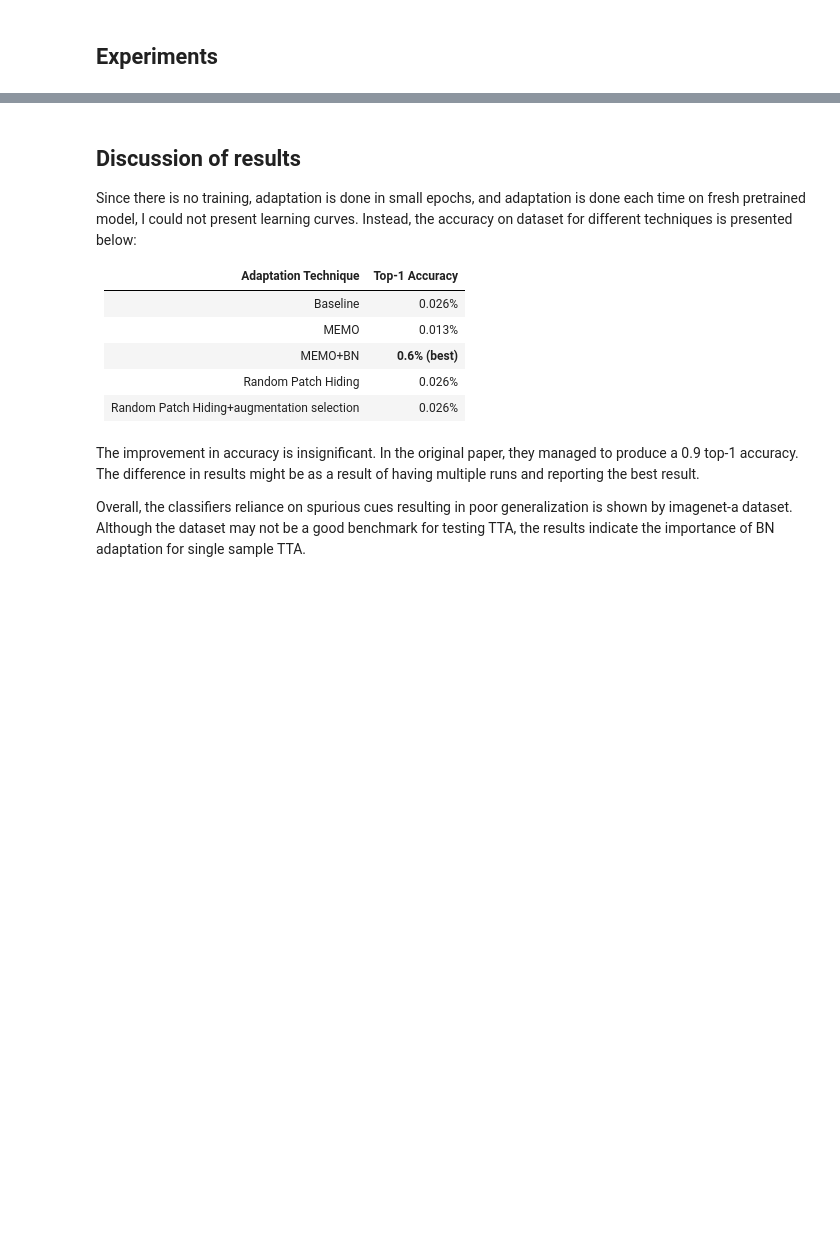
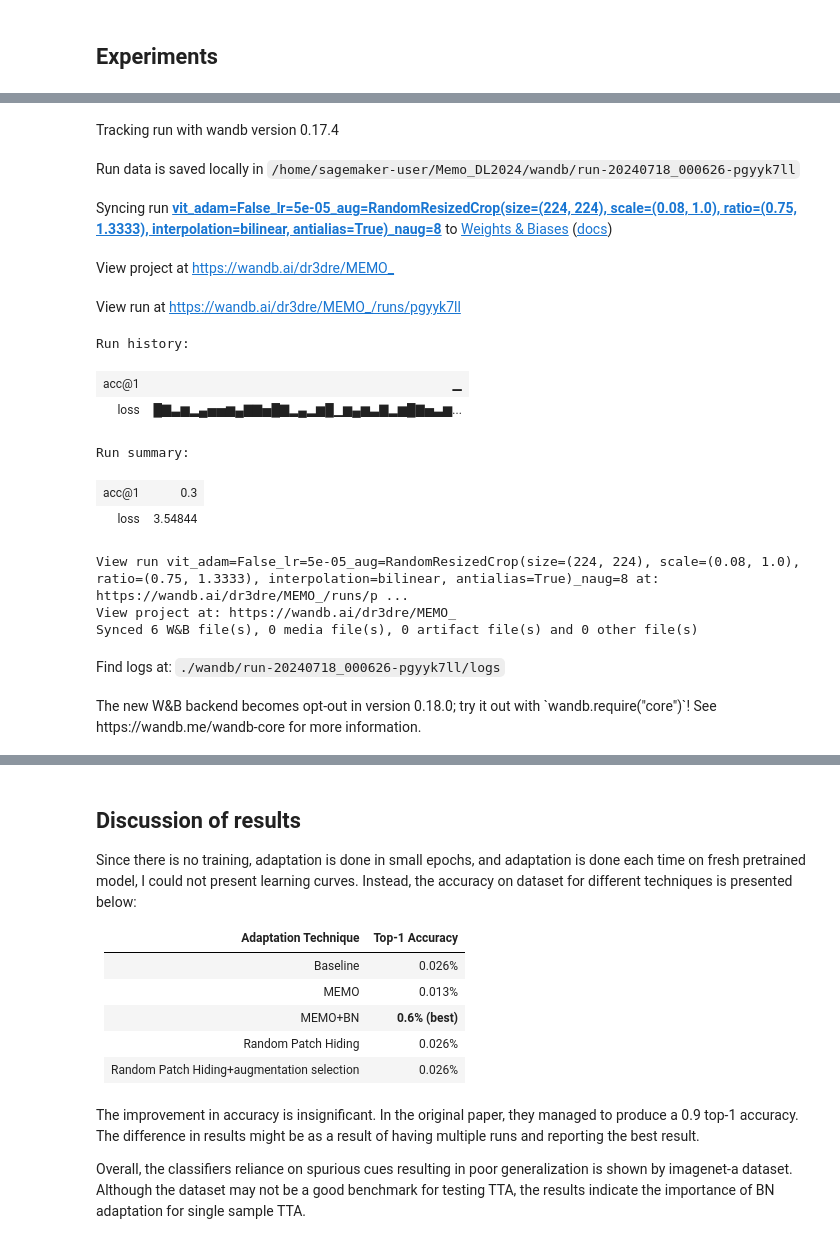
Before and after one commit to Dr3dre/Memo_DL2024, a Jupyter notebook: [249373] [249518].ipynb, the cells around one changed output, grey strips where cells are left out. Saved outputs shown, nothing was run; the diff lists cells and outputs as text; code cells hidden in the pictures; blank space fills up the shorter version.

Commit message:
added wandb, experiments with vit_16_b

```diff
--- a/[249373] [249518].ipynb
+++ b/[249373] [249518].ipynb
@@ -277,6 +287,8 @@ We use ResNet models. We also need to modify BN layers, discussed in a later sec
 
 # modified batch normalization forward function
 ## from # https://github.com/hendrycks/natural-adv-example
+
+from torchvision import models
 
 def modified_bn_forward(self, input):
     est_mean = torch.zeros(self.running_mean.shape, device=self.running_mean.device)
@@ -288,11 +300,15 @@ def modified_bn_forward(self, input):
 
 
 # initialize the model with the pretrained weights
-def get_fresh_pretrained_model(BN_prior_strength=None):
+def get_fresh_pretrained_model(model="resnet", BN_prior_strength=None):
 
-    fresh_pretrained_model = torch.hub.load('pytorch/vision:v0.10.0', 'resnet50', pretrained=True, verbose=False)
+    # fresh_pretrained_model = torch.hub.load('pytorch/vision:v0.10.0', 'resnet50', pretrained=True, verbose=False)
 
-    pretrained_model = fresh_pretrained_model
+    if model == "resnet":
+        pretrained_model = models.resnet50(weights=models.ResNet50_Weights.DEFAULT)
+    elif model == "vit":
+        pretrained_model = models.vit_b_16(weights=models.ViT_B_16_Weights.DEFAULT)
+
     pretrained_model = pretrained_model.cuda()
     # in case multiple GPUs are available, this will try to utilize by Data Parallelism
     pretrained_model = nn.DataParallel(pretrained_model)
@@ -531,7 +558,7 @@ There are a few choices that we replicate from the original paper:
 
 We create optional `BN_prior_strength` parameter to enable single sample batch normalization, optionally.
 # %%
-def memo_tta(pretrained_model, sample, augmentation=augmix, n_aug=8, adam=False, augmentation_selection=False, BN_prior_strength=None):
+def memo_tta(pretrained_model, sample, augmentation=augmix, n_aug=8, lr=5e-5, adam=False, augmentation_selection=False, BN_prior_strength=None):
     """
     :param pretrained_model:
     :param sample:
@@ -541,11 +568,9 @@ def memo_tta(pretrained_model, sample, augmentation=augmix, n_aug=8, adam=False,
     epochs_for_adaptation = 1
 
     if adam:
-        learning_rate = 0.00001
-        optimizer = torch.optim.Adam(pretrained_model.parameters(), lr=learning_rate)
+        optimizer = torch.optim.Adam(pretrained_model.parameters(), lr=lr)
     else:
-        learning_rate = 0.00001
-        optimizer = torch.optim.SGD(pretrained_model.parameters(), lr=learning_rate)
+        optimizer = torch.optim.SGD(pretrained_model.parameters(), lr=lr)
 
     augmented_samples = []
     for _ in range(n_aug):
@@ -589,6 +614,8 @@ def memo_tta(pretrained_model, sample, augmentation=augmix, n_aug=8, adam=False,
         optimizer.step()
         optimizer.zero_grad()
 
+        wandb.log({"loss": loss.item()})
+
     if BN_prior_strength is not None:
         nn.BatchNorm2d.prior = 1
 
@@ -701,2 +698,30 @@ RuntimeError: Found no NVIDIA driver on your system. Please check that you have
+# %%
+# Baseline of E. Ricci
+
+best_accuracy = 0
+for lr in [1e-4, 5e-5, 1e-5, 5e-6, 1e-6]:
+    accuracy = experiment_adaptation_on_dataset(model="vit", adaptation_method=memo_tta, augmentation=RandomResizedCrop, n_aug=8, adam=True, lr=lr)
+    if accuracy > best_accuracy:
+        best_accuracy = accuracy
+        best_lr = lr
+
+lr_adam = best_lr
+# %% [output]
+Tracking run with wandb version 0.17.4
+Run data is saved locally in /home/sagemaker-user/Memo_DL2024/wandb/run-20240718_000626-pgyyk7ll
+Syncing run vit_adam=False_lr=5e-05_aug=RandomResizedCrop(size=(224, 224), scale=(0.08, 1.0), ratio=(0.75, 1.3333), interpolation=bilinear, antialias=True)_naug=8 to Weights & Biases (docs)
+View project at https://wandb.ai/dr3dre/MEMO_
+View run at https://wandb.ai/dr3dre/MEMO_/runs/pgyyk7ll
+Run history:
+| acc@1 | ▁ |
+| loss | █▇▃▆▂▄▅▅▆▄▇▇▅█▇▂▄▂▆█▁▆▄▆▃▇▂▆█▇▅▃▆... |
+Run summary:
+| acc@1 | 0.3 |
+| loss | 3.54844 |
+View run vit_adam=False_lr=5e-05_aug=RandomResizedCrop(size=(224, 224), scale=(0.08, 1.0), ratio=(0.75, 1.3333), interpolation=bilinear, antialias=True)_naug=8 at: https://wandb.ai/dr3dre/MEMO_/runs/p ...
+View project at: https://wandb.ai/dr3dre/MEMO_
+Synced 6 W&B file(s), 0 media file(s), 0 artifact file(s) and 0 other file(s)
+Find logs at: ./wandb/run-20240718_000626-pgyyk7ll/logs
+The new W&B backend becomes opt-out in version 0.18.0; try it out with `wandb.require("core")`! See https://wandb.me/wandb-core for more information.
 # %%
 # implementation of: test time adaptation via MEMO, without single sample batch norm
```
Also changed, not shown: parts of 16 cells of this notebook.
